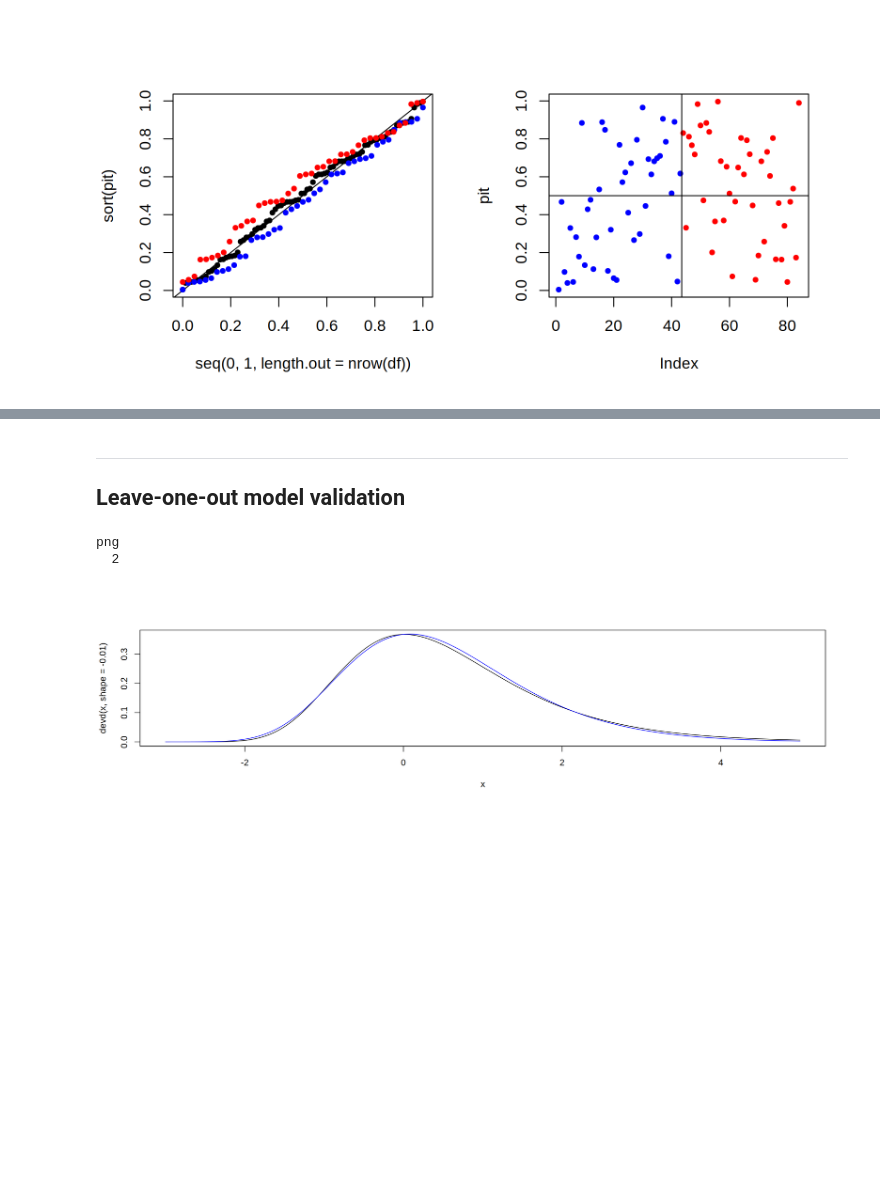
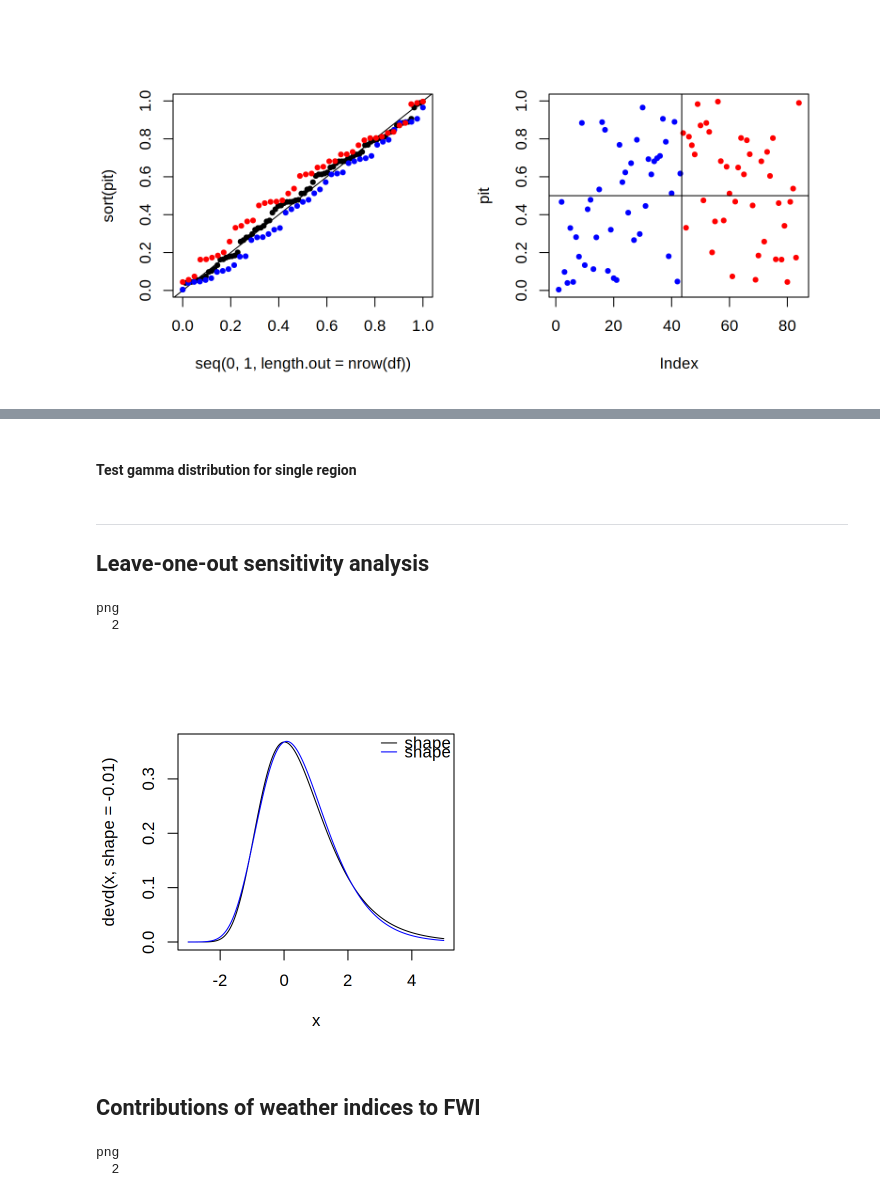
Before and after one commit to clairbarnes/wwa-archive, a Jupyter notebook: 23-05_Canada-wildfires/canada_wildfires_0R_working.ipynb, the cells around one changed output, grey strips where cells are left out. Saved outputs shown, nothing was run; the diff lists cells and outputs as text; code cells hidden in the pictures; blank space fills up the shorter version.

```diff
--- a/23-05_Canada-wildfires/canada_wildfires_0R_working.ipynb
+++ b/23-05_Canada-wildfires/canada_wildfires_0R_working.ipynb
@@ -486,0 +604,2 @@ png
+# %% [markdown]
+#### **Test gamma distribution for single region**
@@ -487,6 +623,6 @@ png
 # %% [markdown]
 ---
-## **Leave-one-out model validation**
+## **Leave-one-out sensitivity analysis**
 # %%
 # test robustness of parameter estimates to individual observations
 df <- merge(read.csv("data/fwi99_EJB.csv")[,-1],
@@ -527,9 +650,13 @@ png
   2
 # %%
 # including 2023 moves shape parameter from -0.01 to -0.08, and impacts RP & PR. What does this actually look like?
-
+prep_window(c(1,1))
 x <- seq(-3,5,0.01)
 plot(x, devd(x, shape = -0.01), type = "l")
 lines(x, devd(x, shape = -0.08), col = "blue")
+legend("topright", c("shape -0.01", "shape -0.08"), col = c("black", "blue"), lty = 1, bty = "n")
+# pretty similar - although obviously v sensitive in the tails
 # %% [output]
-[figure, old version]
+[figure, new version]
+# %% [markdown]
+## **Contributions of weather indices to FWI**
@@ -535,0 +685,19 @@ lines(x, devd(x, shape = -0.08), col = "blue")
+# %%
+prep_window(c(1,4))
+
+png(paste0("fig/climate-trends_quantiles_",rnm,".png"), height = 480, width = 480 * 4); par(mfrow = c(1,4), cex = 1.4, oma = c(0,0,2,0)); {
+
+    # plot_returnlevels(mdl_fwi, cov = gmst_2023, cov_cf = gmst_2023 - 1, legend_pos = NA, main = "FWI")
+    plot_trend(mdl_tas, legend_pos = NA, main = "tas", ylim = c(14,28))
+    plot_trend(mdl_hurs, legend_pos = NA, main = "hurs", ylim = c(30,60))
+
+    plot_trend(mdl_tp, legend_pos = NA, main = "tp")
+    plot_trend(mdl_sfcWind, legend_pos = NA, main = "sfcWind", ylim = c(20,36))
+
+    mtext(rnm, outer = T)
+
+# how best to quantify relative contributions from tas & hurs, for example, given their different units?
+}; dev.off()
+# %% [output]
+png
+  2
```
Also changed, not shown: parts of 47 cells of this notebook, 1 other file.
